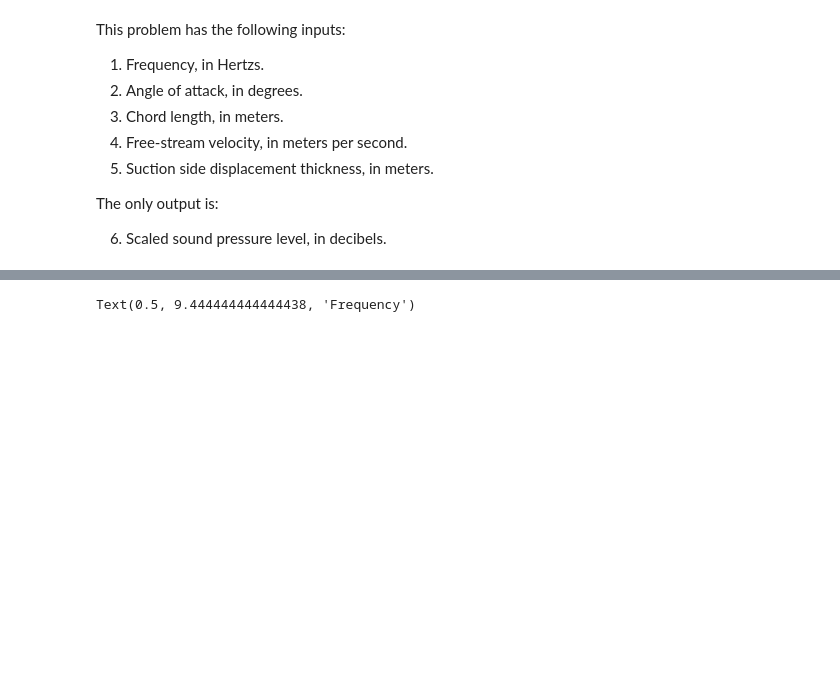
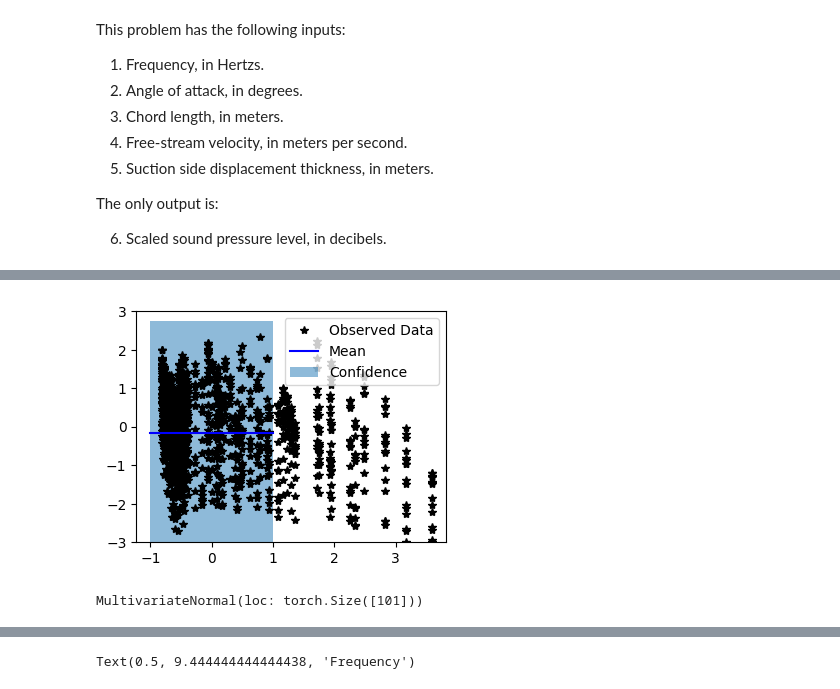
Before and after one commit to pierreosselin/ProbNES, a Jupyter notebook: notebook/airfoil.ipynb, the cells around one changed output, grey strips where cells are left out. Drawn from its saved outputs; the diff is of its cells as text; code cells hidden in the pictures; blank space fills up the shorter version.

```diff
--- a/notebook/airfoil.ipynb
+++ b/notebook/airfoil.ipynb
@@ -21,2 +35,4 @@ from sklearn.preprocessing import StandardScaler
 # %%
 x = np.loadtxt('data/airfoil_self_noise.dat')
+scale= StandardScaler()
+scaled_data = scale.fit_transform(x)
@@ -22,0 +96,27 @@ x = np.loadtxt('data/airfoil_self_noise.dat')
+# %%
+state_dict = torch.load('model_state.pth')
+model = ExactGPModel(train_x, train_y, likelihood)  # Create a new GP model
+model.load_state_dict(state_dict)
+# %%
+import matplotlib.pyplot as plt
+# Get into evaluation (predictive posterior) mode
+model.eval()
+likelihood.eval()
+
+# Test points are regularly spaced along [0,1]
+# Make predictions by feeding model through likelihood
+with torch.no_grad(), gpytorch.settings.fast_pred_var():
+    x_zeros = torch.zeros(101, 4, dtype=dtype, device=device)
+    test_x_last = torch.linspace(-1, 1, 101).to(dtype=dtype, device=device).reshape(-1,1)
+    test_x = torch.hstack((x_zeros,test_x_last))
+    observed_pred = likelihood(model(test_x))
+# %%
+import matplotlib.pyplot as plt
+# Get into evaluation (predictive posterior) mode
+model.eval()
+likelihood.eval()
+
+# Test points are regularly spaced along [0,1]
+# Make predictions by feeding model through likelihood
+with torch.no_grad(), gpytorch.settings.fast_pred_var():
+    observed_pred = likelihood(model(train_x))
@@ -22,0 +126,21 @@ x = np.loadtxt('data/airfoil_self_noise.dat')
+# %%
+with torch.no_grad():
+    # Initialize plot
+    f, ax = plt.subplots(1, 1, figsize=(4, 3))
+
+    # Get upper and lower confidence bounds
+    lower, upper = observed_pred.confidence_region()
+    # Plot training data as black stars
+    ax.plot(train_x[:, 4].cpu().numpy(), train_y.cpu().numpy(), 'k*')
+    # Plot predictive means as blue line
+    ax.plot(test_x_last.cpu().numpy(), observed_pred.mean.cpu().numpy(), 'b')
+    # Shade between the lower and upper confidence bounds
+    ax.fill_between(test_x_last.cpu().numpy().flatten(), lower.cpu().numpy(), upper.cpu().numpy(), alpha=0.5)
+    ax.set_ylim([-3, 3])
+    ax.legend(['Observed Data', 'Mean', 'Confidence'])
+# %% [output]
+[figure, added]
+# %%
+observed_pred
+# %% [output]
+MultivariateNormal(loc: torch.Size([101]))
```
Also changed, not shown: parts of 9 cells of this notebook, 10 other files.
